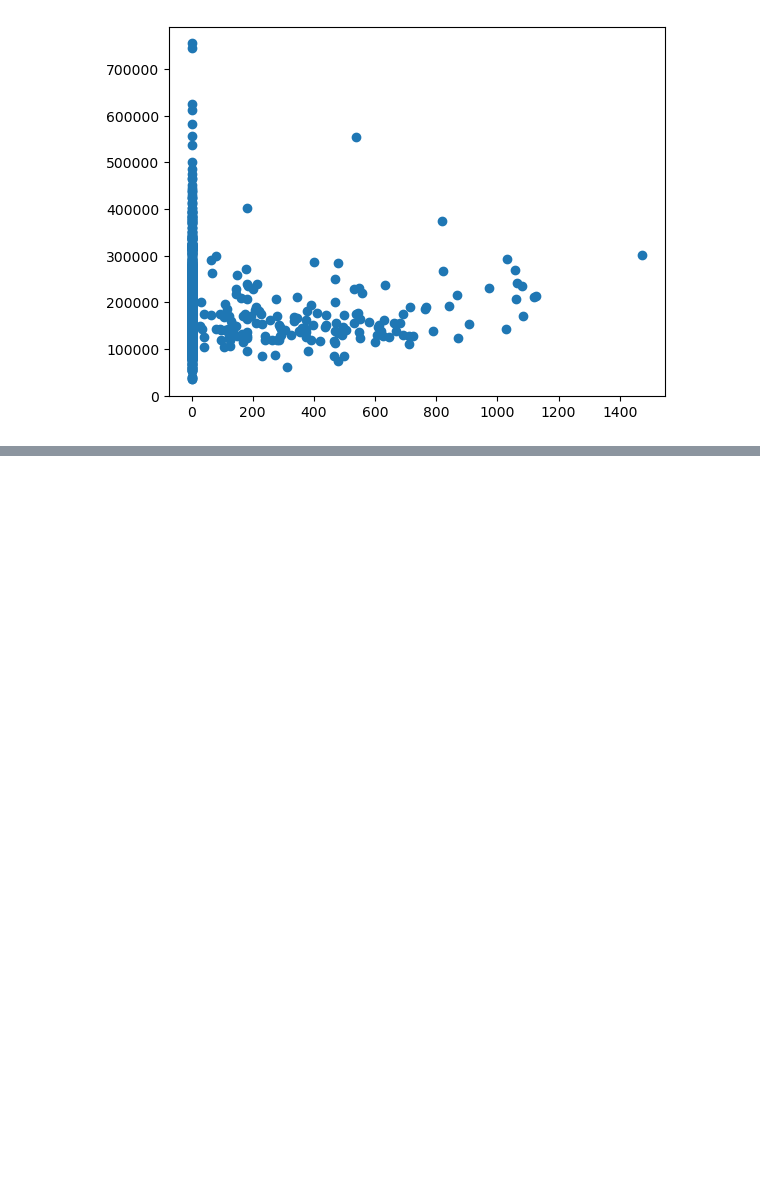
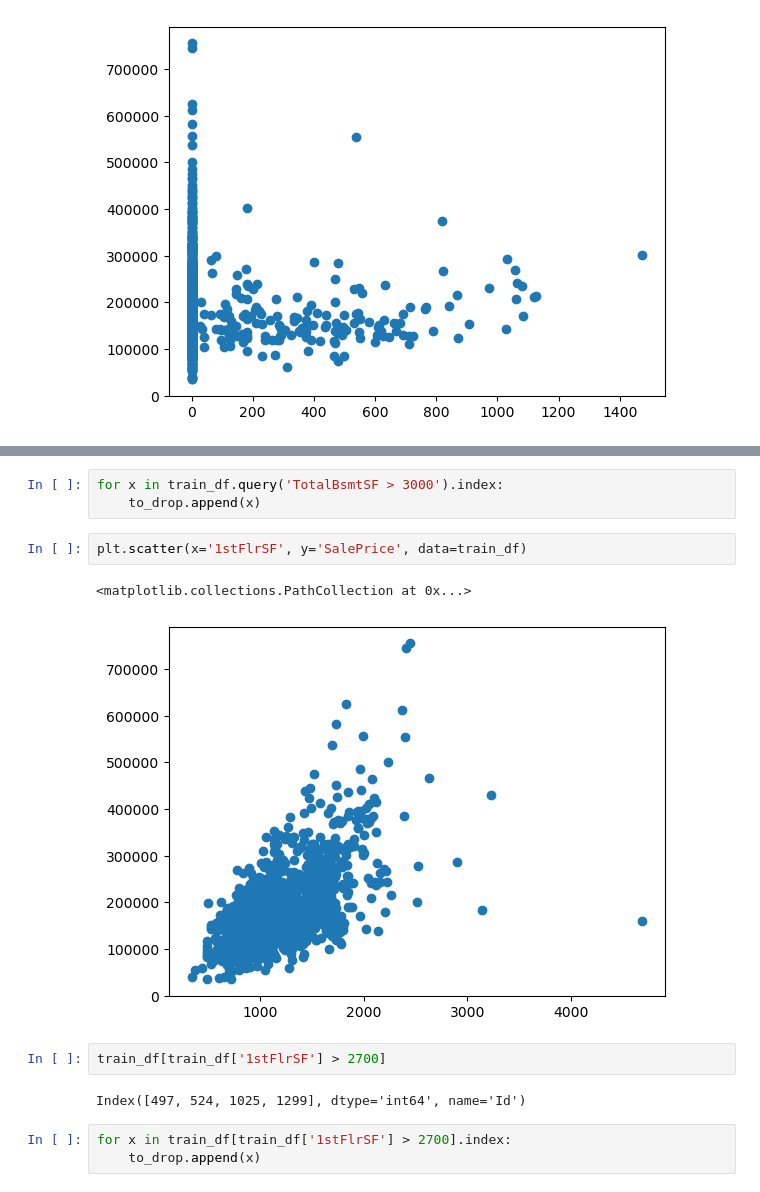
Before and after one commit to mjedrzejowski2/House_predict, a Jupyter notebook: House_price_project.ipynb, the cells around one changed output, grey strips where cells are left out. Saved outputs shown, nothing was run; the diff lists cells and outputs as text; blank space fills up the shorter version.

```diff
--- a/House_price_project.ipynb
+++ b/House_price_project.ipynb
@@ -318,0 +324,15 @@ SalePrice          int64
+# %%
+for x in train_df.query('TotalBsmtSF > 3000').index:
+    to_drop.append(x)
+# %%
+plt.scatter(x='1stFlrSF', y='SalePrice', data=train_df)
+# %% [output]
+<matplotlib.collections.PathCollection at 0x...>
+[figure, added]
+# %%
+train_df[train_df['1stFlrSF'] > 2700]
+# %% [output]
+Index([497, 524, 1025, 1299], dtype='int64', name='Id')
+# %%
+for x in train_df[train_df['1stFlrSF'] > 2700].index:
+    to_drop.append(x)
```
Also changed, not shown: parts of 63 cells of this notebook.
